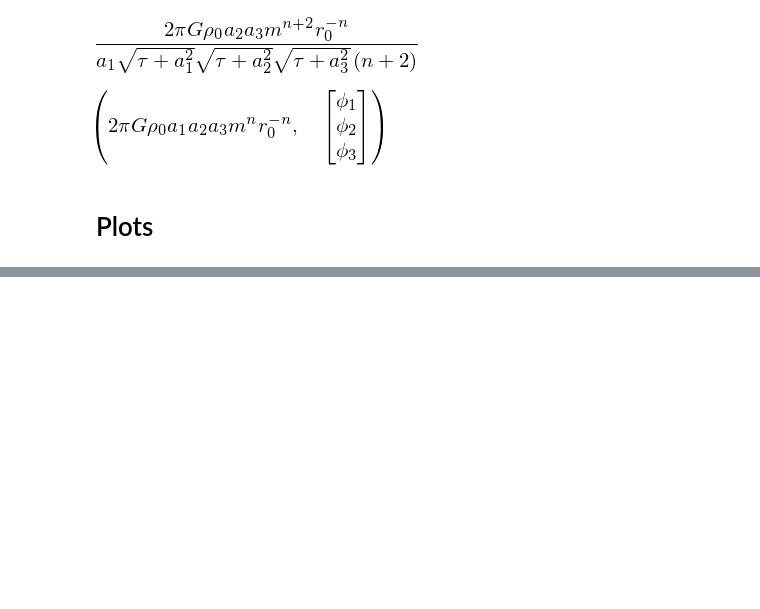
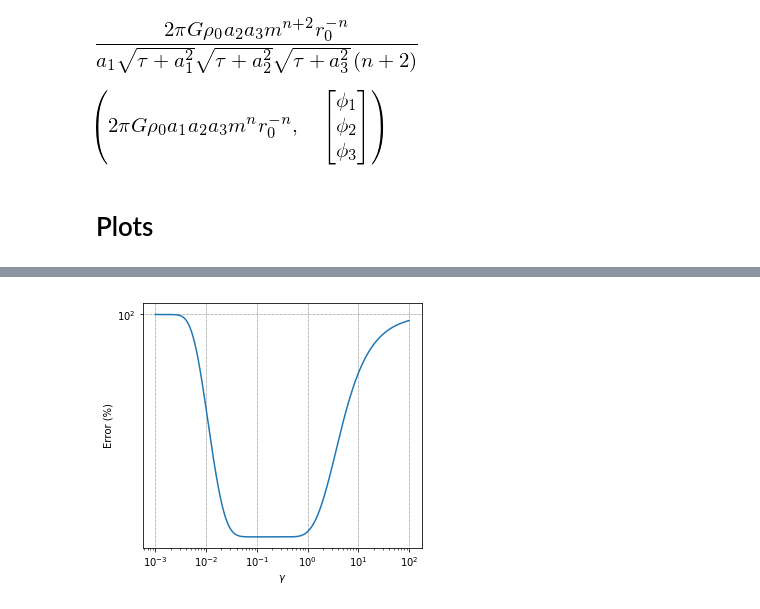
Before and after one commit to jsbarbosa/TesisFisica, a Jupyter notebook: Files/Week 7/TriaxialPotentials.ipynb, the cells around one changed output, grey strips where cells are left out. Saved outputs shown, nothing was run; the diff lists cells and outputs as text; code cells hidden in the pictures; blank space fills up the shorter version.

Commit message:
errors

```diff
--- a/Files/Week 7/TriaxialPotentials.ipynb
+++ b/Files/Week 7/TriaxialPotentials.ipynb
@@ -235,0 +271,27 @@ plt.show()
+# %%
+errors_le = []
+gammas = np.logspace(-3, 2, 500)
+
+for i in gammas:
+    f = f1_.subs(gamma, i)
+    le = legendre(f, 50)
+
+    e_le = 100 * abs(le - p) / p
+
+    errors_le.append(e_le)
+# %%
+fig, ax = plt.subplots(figsize = (5, 4.5))
+ax.plot(gammas, errors_le, label = 'Legendre')
+
+ax.set_xscale('log')
+ax.set_yscale('log')
+
+ax.set_xlabel(r'$\gamma$')
+ax.set_ylabel('Error (%)')
+
+ax.grid()
+
+# fig.savefig("error_gamma.png", dpi = 300)
+plt.show()
+# %% [output]
+[figure, added]
```
Also changed, not shown: parts of 12 cells of this notebook, 15 other files.
